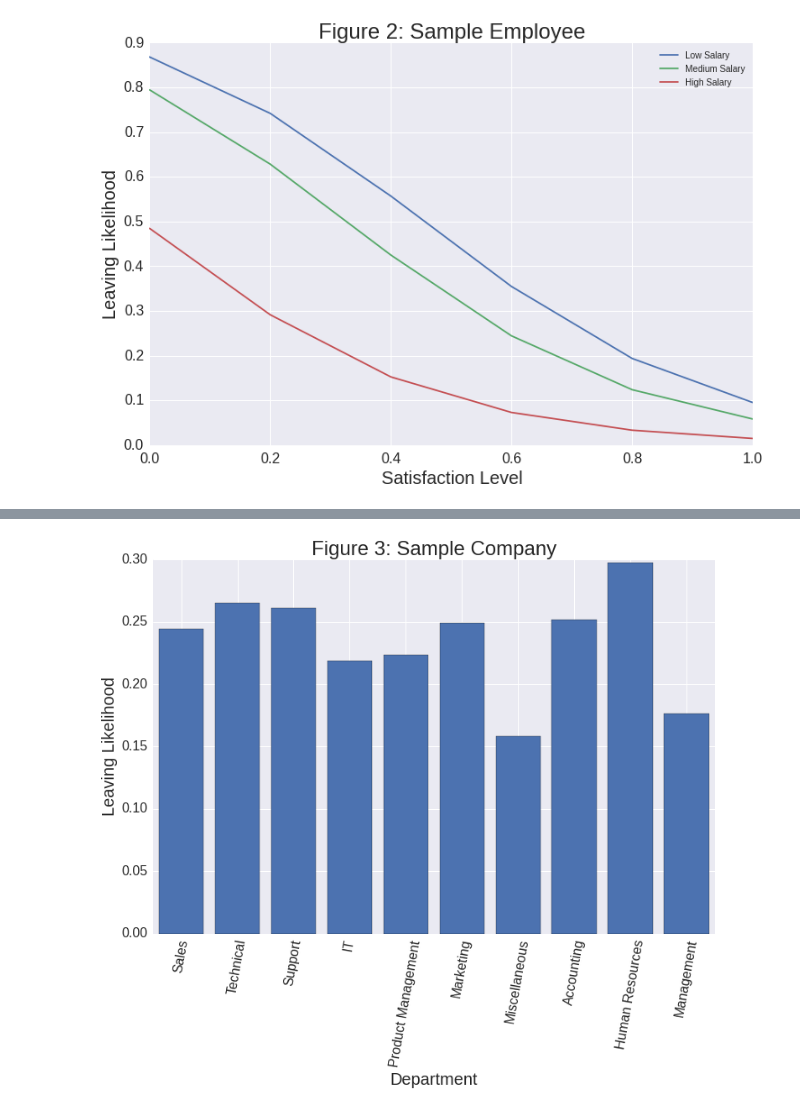
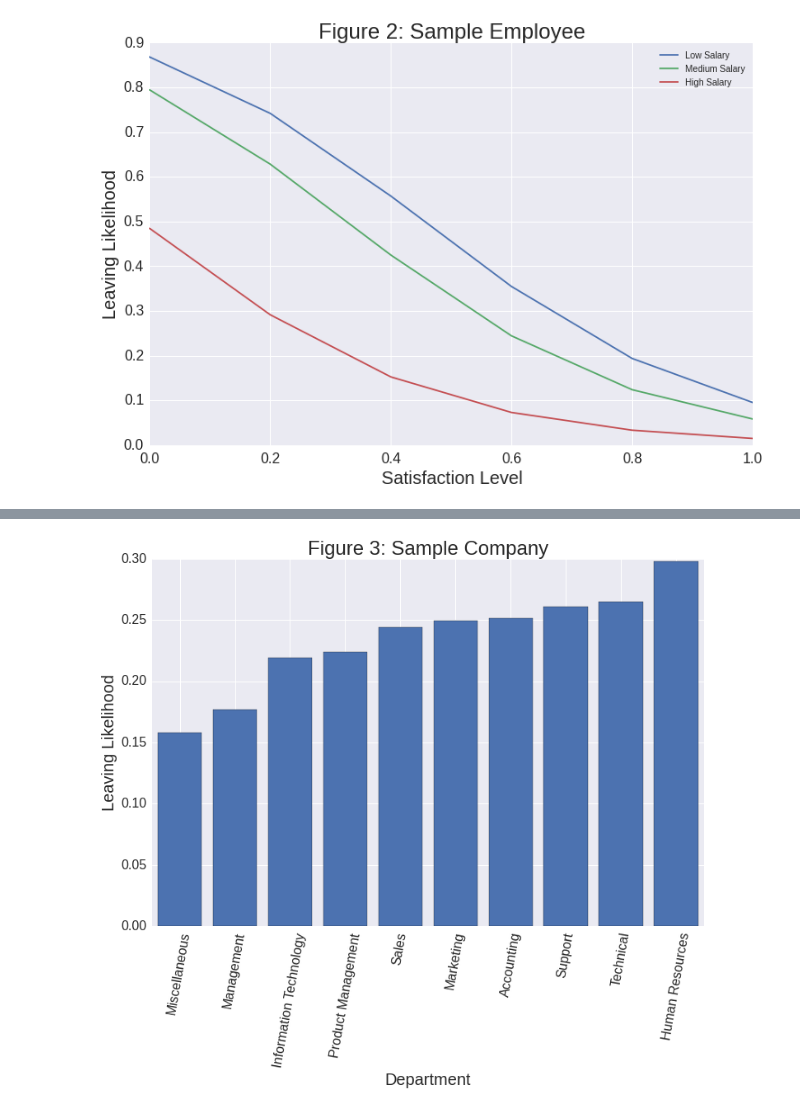
Before and after one commit to joeylmaalouf/HR-analytics, a Jupyter notebook: report/report3.ipynb, the cells around one changed output, grey strips where cells are left out. Saved outputs shown, nothing was run; the diff lists cells and outputs as text; code cells hidden in the pictures.

Commit message:
re-ordered departments

```diff
--- a/report/report3.ipynb
+++ b/report/report3.ipynb
@@ -234,28 +234,27 @@ sample
 # %%
 sample = cm.results[cm.results.salary_low == 0][cm.results.salary_high == 0][cm.results.satisfaction_level > 0.4][cm.results.satisfaction_level < 0.8][cm.results.last_evaluation > 0.4][cm.results.last_evaluation < 0.8][cm.results.avg_monthly_hours == 150][cm.results.work_accident == 0][cm.results.time_spend_company == 6][cm.results.promotion_last_5years == 0][cm.results.number_project == 4]
 
 fig, ax = plt.subplots(figsize = (12, 8))
-departments = [("sales", "Sales"), ("technical", "Technical"), ("support", "Support"), ("IT", "IT"), ("product_mng", "Product Management"), ("marketing", "Marketing"), ("RandD", "Miscellaneous"), ("accounting", "Accounting"), ("hr", "Human Resources"), ("management", "Management")]
+departments = [("RandD", "Miscellaneous"), ("management", "Management"), ("IT", "Information Technology"), ("product_mng", "Product Management"), ("sales", "Sales"), ("marketing", "Marketing"), ("accounting", "Accounting"), ("support", "Support"), ("technical", "Technical"), ("hr", "Human Resources")]
 for i, dept in enumerate(departments):
     ax.bar(i + 0.1, sample[sample.department == dept[0]].attrition.values)
 ax.set_xticks([i + 0.5 for i in range(len(departments))])
 ax.set_xticklabels([dept[1] for dept in departments], rotation = 80)
 plt.tick_params(labelsize = 16)
 plt.xlabel("Department", fontsize = 20)
 plt.ylabel("Leaving Likelihood", fontsize = 20)
 plt.title("Figure 3: Sample Company", fontsize = 24)
-plt.legend()
 sample
 # %% [output]
 |  | satisfaction_level | last_evaluation | work_accident | promotion_last_5years | number_project | department | ... |
 | 202208 | 0.6 | 0.6 | 0 | 0 | 4 | sales | ... |
 | 202268 | 0.6 | 0.6 | 0 | 0 | 4 | technical | ... |
 | 202328 | 0.6 | 0.6 | 0 | 0 | 4 | support | ... |
 | 202388 | 0.6 | 0.6 | 0 | 0 | 4 | IT | ... |
 | 202448 | 0.6 | 0.6 | 0 | 0 | 4 | product_mng | ... |
 | 202508 | 0.6 | 0.6 | 0 | 0 | 4 | marketing | ... |
 | 202568 | 0.6 | 0.6 | 0 | 0 | 4 | RandD | ... |
 | 202628 | 0.6 | 0.6 | 0 | 0 | 4 | accounting | ... |
 | 202688 | 0.6 | 0.6 | 0 | 0 | 4 | hr | ... |
 | 202748 | 0.6 | 0.6 | 0 | 0 | 4 | management | ... |
-[figure, old version]
+[figure, new version]
```
Also changed, not shown: parts of 1 cell of this notebook, 1 other file.
